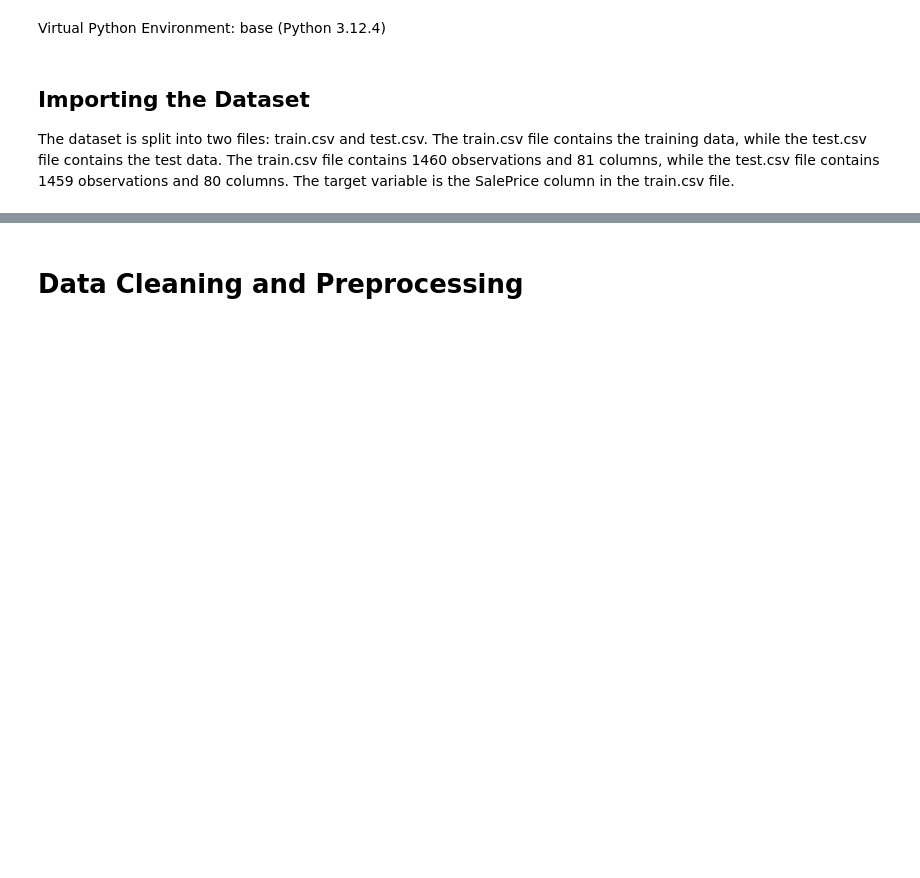
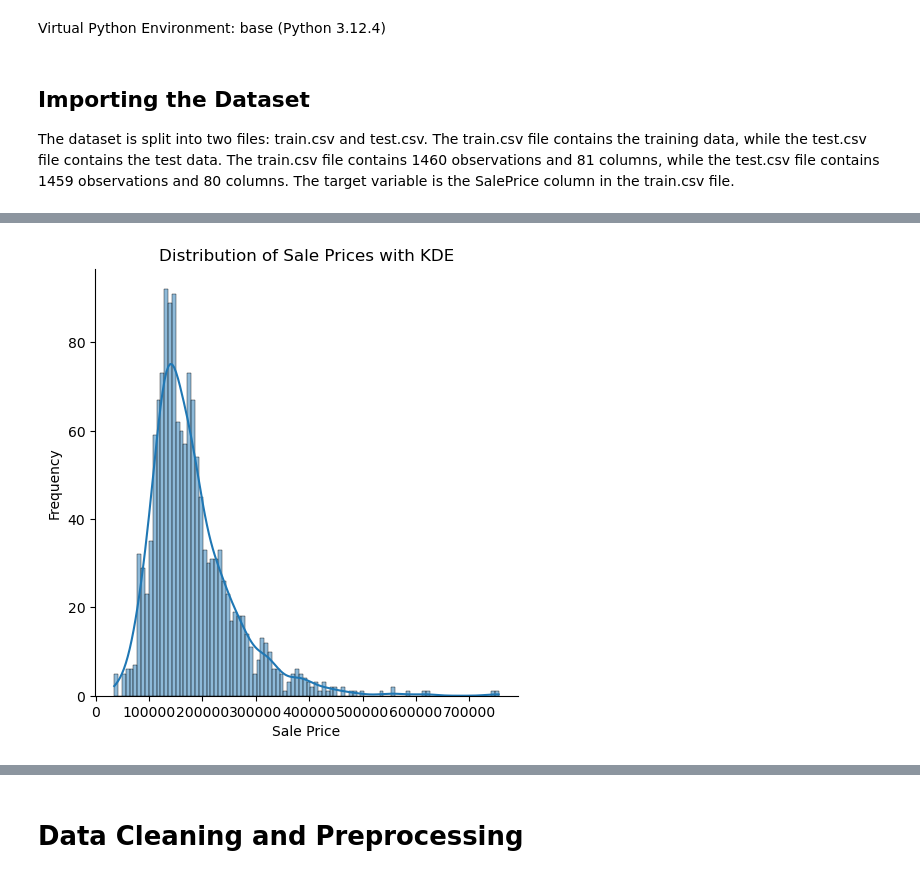
Before and after one commit to davidzhao1015/davidzhao1015.github.io, a Jupyter notebook: assets/jupyter/house-price-EDA.ipynb, the cells around one changed output, grey strips where cells are left out. Cells and saved outputs as stored; diff of their text form; code cells hidden in the pictures; blank space fills up the shorter version.

```diff
--- a/assets/jupyter/house-price-EDA.ipynb
+++ b/assets/jupyter/house-price-EDA.ipynb
@@ -62,0 +89,11 @@ In summary, the dataset contains 1460 observations and 81 columns. The columns a
+# %%
+# Histogram of the target variable with kernel density estimation (KDE)
+sns.displot(train_df['SalePrice'], kde=True, bins=100)
+
+# Display the plot
+plt.title('Distribution of Sale Prices with KDE')
+plt.xlabel('Sale Price')
+plt.ylabel('Frequency')
+plt.show()
+# %% [output]
+[figure, added]
```
Also changed, not shown: parts of 63 cells of this notebook.
